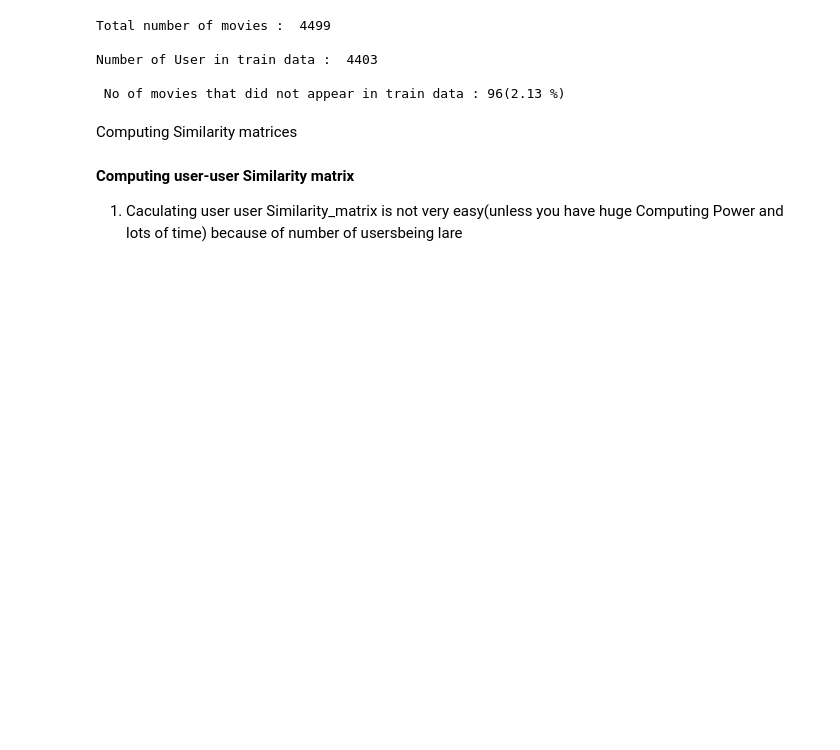
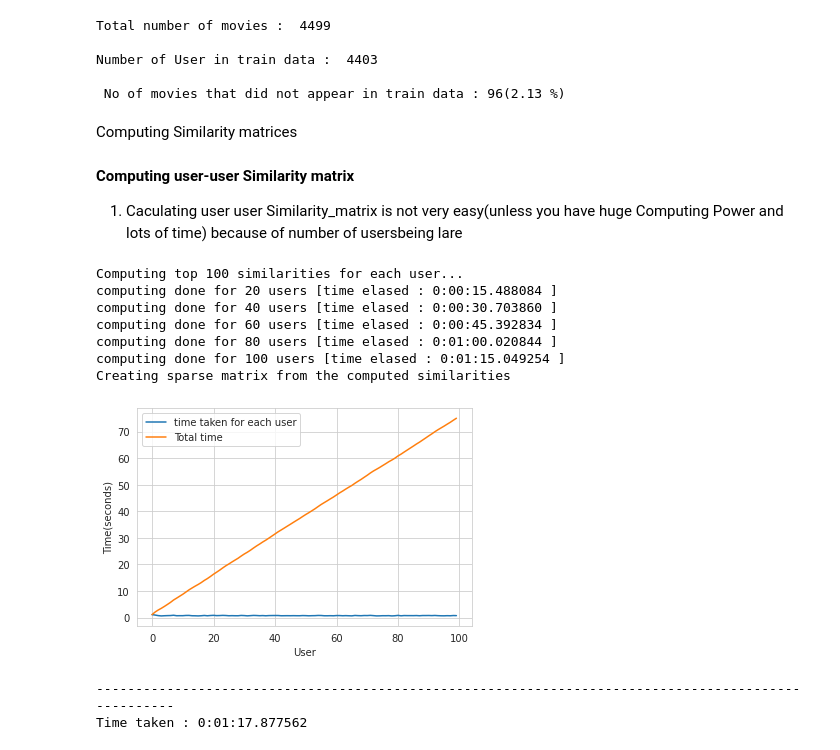
Before and after one commit to AnilKumar-06/Movie-Recommandation, a Jupyter notebook: NetflixRecommandationSystem.ipynb, the cells around one changed output. Drawn from its saved outputs; the diff is of its cells as text; code cells hidden in the pictures; blank space fills up the shorter version.

Commit message:
Computing User-User Similarities

```diff
--- a/NetflixRecommandationSystem.ipynb
+++ b/NetflixRecommandationSystem.ipynb
@@ -28,7 +28,7 @@ start = datetime.now()
 if not os.path.isfile('data.csv'):
   data = open('data.csv', mode='w')
   row = list()
-  files = ['/content/drive/MyDrive/ML_Projects/NetflixRecoomandation/combined_data_1.txt']#,'/content/drive/MyDrive/ML_Projects/NetflixRecoomandation/combined_data_2.txt']#, '/content/drive/MyDrive/ML_Projects/NetflixRecoomandation/combined_data_3.txt', '/content/drive/MyDrive/ML_Projects/NetflixRecoomandation/combined_data_4.txt']
+  files = ['/content/drive/MyDrive/ML_Projects/NetflixRecoomandation/combined_data_1.txt','/content/drive/MyDrive/ML_Projects/NetflixRecoomandation/combined_data_2.txt']#, '/content/drive/MyDrive/ML_Projects/NetflixRecoomandation/combined_data_3.txt', '/content/drive/MyDrive/ML_Projects/NetflixRecoomandation/combined_data_4.txt']
 
   for file in files:
     print('Reading rating from {}...'.format(file))
@@ -511,0 +548,17 @@ Computing Similarity matrices
+# %%
+# We are not going to run it on whole data it will gives us memory error or so we will try it on 100
+start = datetime.now()
+u_u_sim_sparse, _ = compute_user_similarity(train_sparse_matrix, compute_for_few=True, top = 100,verbose=True)
+print("-"*100)
+print("Time taken :",datetime.now()-start)
+# %% [output]
+Computing top 100 similarities for each user...
+computing done for 20 users [time elased : 0:00:15.488084 ]
+computing done for 40 users [time elased : 0:00:30.703860 ]
+computing done for 60 users [time elased : 0:00:45.392834 ]
+computing done for 80 users [time elased : 0:01:00.020844 ]
+computing done for 100 users [time elased : 0:01:15.049254 ]
+Creating sparse matrix from the computed similarities
+[figure, added]
+----------------------------------------------------------------------------------------------------
+Time taken : 0:01:17.877562
```
Also changed, not shown: parts of 6 cells of this notebook.
